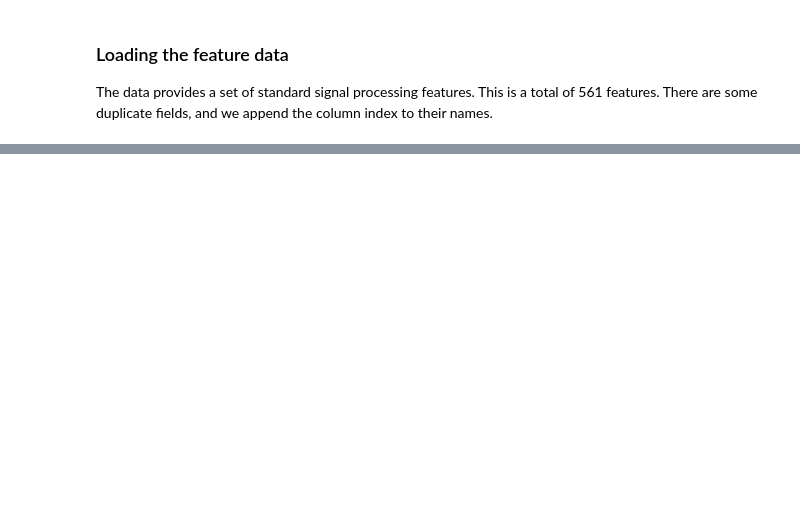
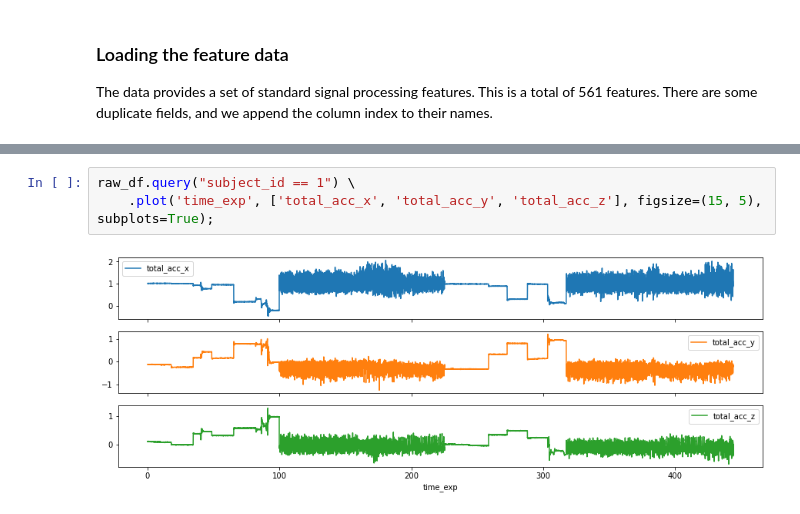
Before and after one commit to bmschneider/SamsungDataAnalysis, a Jupyter notebook: notebooks/1 - EDA.ipynb, the cells around one changed output, grey strips where cells are left out. Drawn from its saved outputs; the diff is of its cells as text; blank space fills up the shorter version.

```diff
--- a/notebooks/1 - EDA.ipynb
+++ b/notebooks/1 - EDA.ipynb
@@ -75,0 +85,5 @@ profile.to_file("reports/features-profiling.html")
+# %%
+raw_df.query("subject_id == 1") \
+    .plot('time_exp', ['total_acc_x', 'total_acc_y', 'total_acc_z'], figsize=(15, 5), subplots=True);
+# %% [output]
+[figure, added]
```
Also changed, not shown: parts of 36 cells of this notebook, 2 other files.
